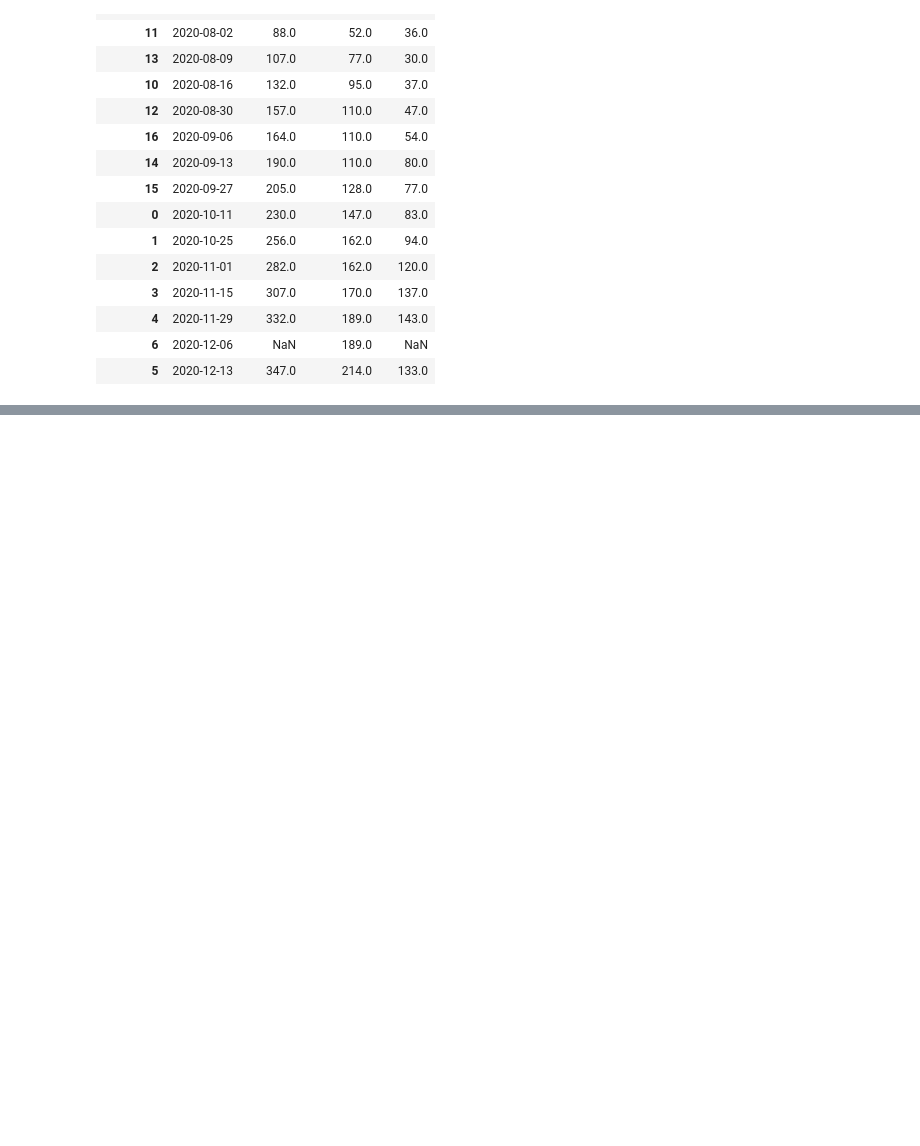
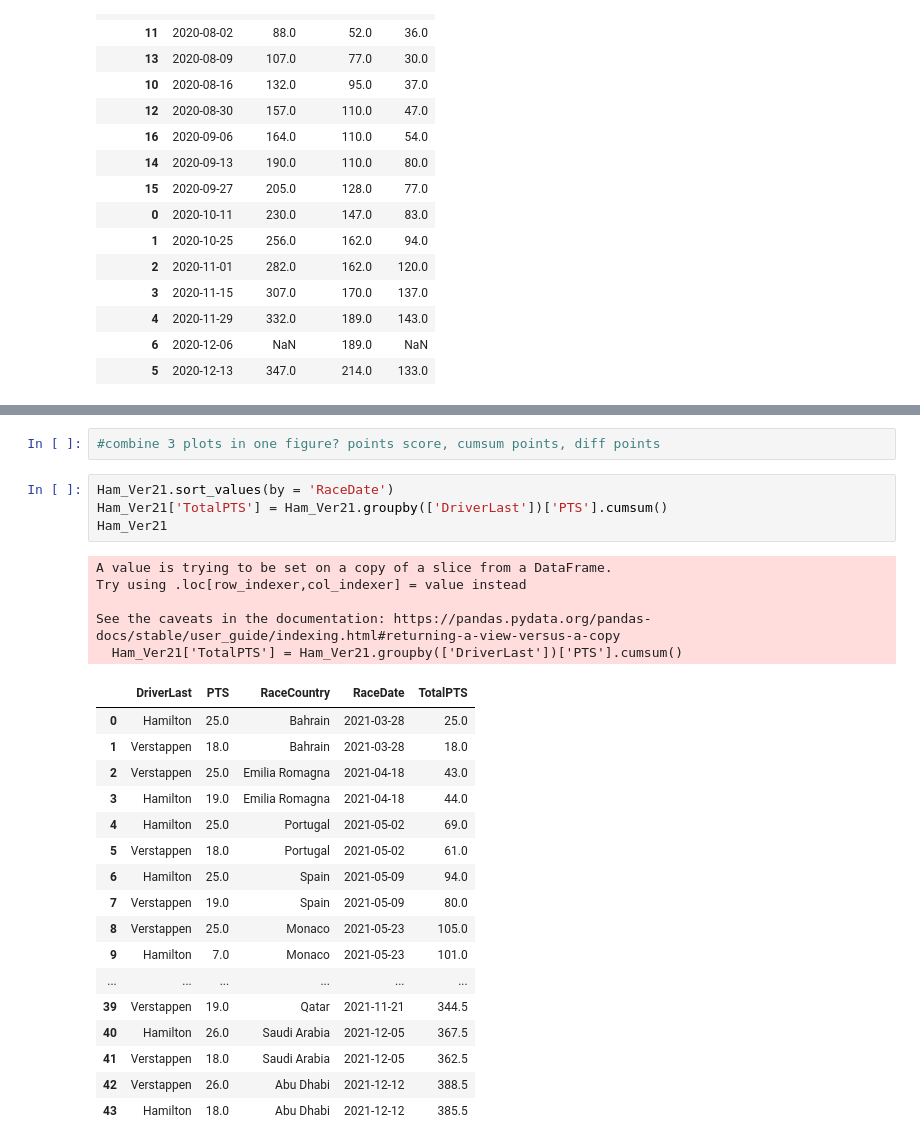
Before and after one commit to maxwellgriffith345/Python_Projects, a Jupyter notebook: F1_Vis/F1_Vis.ipynb, the cells around one changed output, grey strips where cells are left out. Drawn from its saved outputs; the diff is of its cells as text; blank space fills up the shorter version.

```diff
--- a/F1_Vis/F1_Vis.ipynb
+++ b/F1_Vis/F1_Vis.ipynb
@@ -216,0 +237,29 @@ wide_data.sort_values(by = 'RaceDate')
+# %%
+#combine 3 plots in one figure? points score, cumsum points, diff points
+# %%
+Ham_Ver21.sort_values(by = 'RaceDate')
+Ham_Ver21['TotalPTS'] = Ham_Ver21.groupby(['DriverLast'])['PTS'].cumsum()
+Ham_Ver21
+# %% [output]
+A value is trying to be set on a copy of a slice from a DataFrame.
+Try using .loc[row_indexer,col_indexer] = value instead
+
+See the caveats in the documentation: https://pandas.pydata.org/pandas-docs/stable/user_guide/indexing.html#returning-a-view-versus-a-copy
+  Ham_Ver21['TotalPTS'] = Ham_Ver21.groupby(['DriverLast'])['PTS'].cumsum()
+|  | DriverLast | PTS | RaceCountry | RaceDate | TotalPTS |
+| 0 | Hamilton | 25.0 | Bahrain | 2021-03-28 | 25.0 |
+| 1 | Verstappen | 18.0 | Bahrain | 2021-03-28 | 18.0 |
+| 2 | Verstappen | 25.0 | Emilia Romagna | 2021-04-18 | 43.0 |
+| 3 | Hamilton | 19.0 | Emilia Romagna | 2021-04-18 | 44.0 |
+| 4 | Hamilton | 25.0 | Portugal | 2021-05-02 | 69.0 |
+| 5 | Verstappen | 18.0 | Portugal | 2021-05-02 | 61.0 |
+| 6 | Hamilton | 25.0 | Spain | 2021-05-09 | 94.0 |
+| 7 | Verstappen | 19.0 | Spain | 2021-05-09 | 80.0 |
+| 8 | Verstappen | 25.0 | Monaco | 2021-05-23 | 105.0 |
+| 9 | Hamilton | 7.0 | Monaco | 2021-05-23 | 101.0 |
+| ... | ... | ... | ... | ... | ... |
+| 39 | Verstappen | 19.0 | Qatar | 2021-11-21 | 344.5 |
+| 40 | Hamilton | 26.0 | Saudi Arabia | 2021-12-05 | 367.5 |
+| 41 | Verstappen | 18.0 | Saudi Arabia | 2021-12-05 | 362.5 |
+| 42 | Verstappen | 26.0 | Abu Dhabi | 2021-12-12 | 388.5 |
+| 43 | Hamilton | 18.0 | Abu Dhabi | 2021-12-12 | 385.5 |
```
Also changed, not shown: parts of 4 cells of this notebook, 1 other file.
